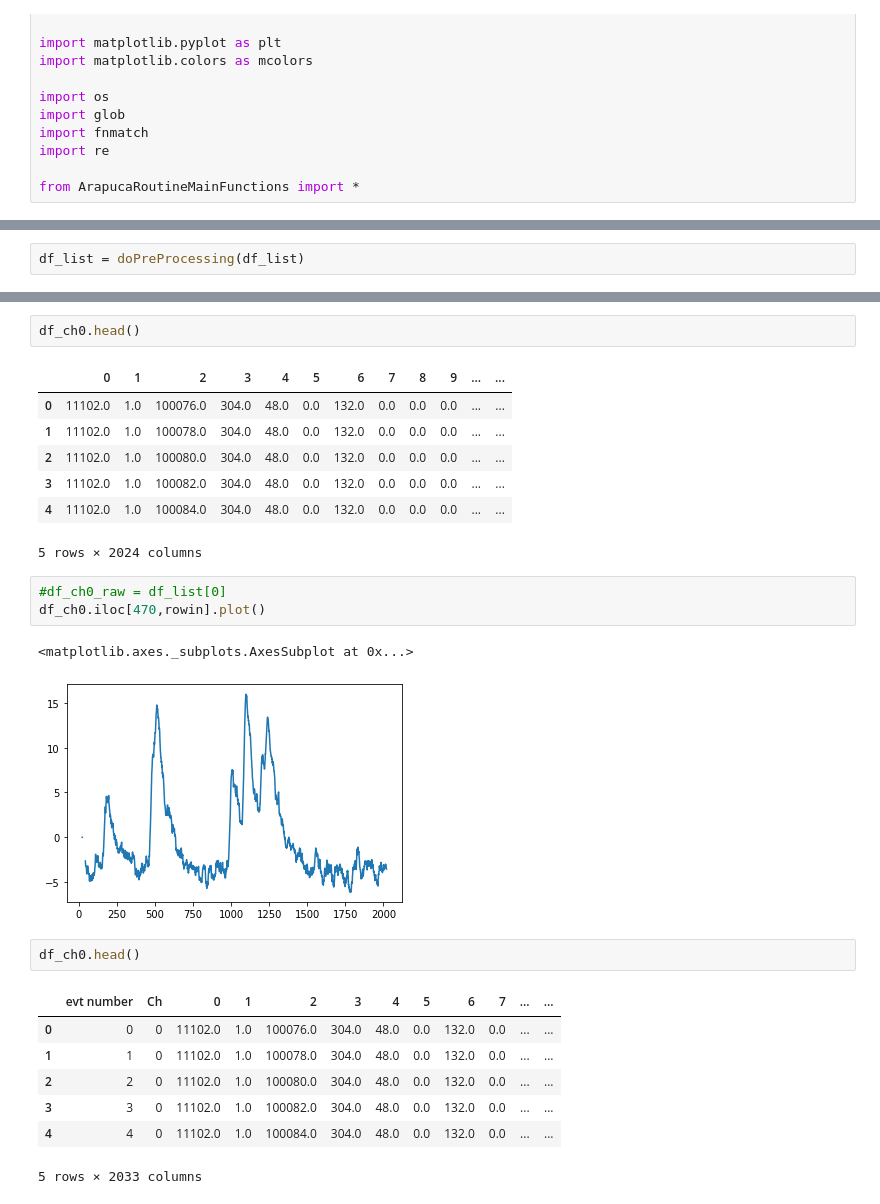
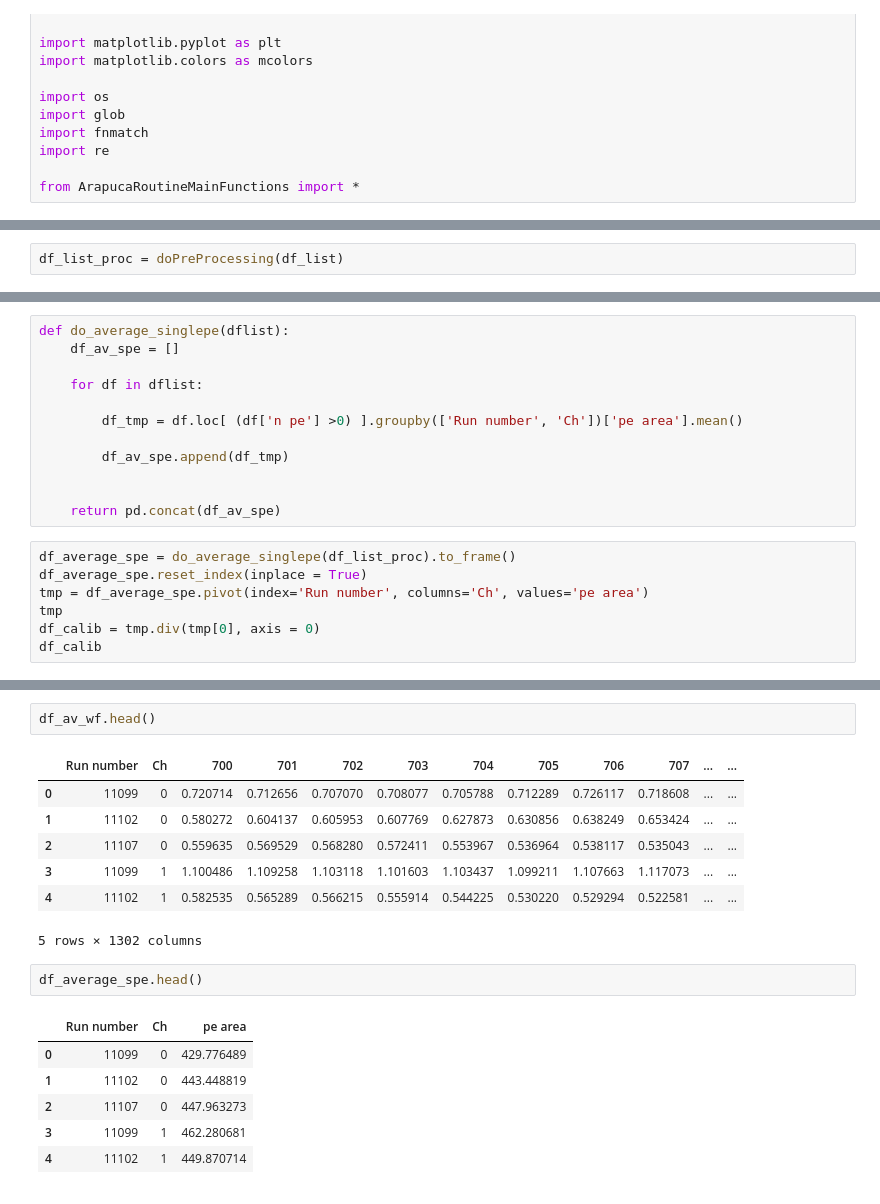
Before and after one commit to stbordoni/Arapuca, a Jupyter notebook: RoutineArapucaDraft.ipynb, the cells around one changed output, grey strips where cells are left out. Cells and saved outputs as stored; diff of their text form.

```diff
--- a/RoutineArapucaDraft.ipynb
+++ b/RoutineArapucaDraft.ipynb
@@ -41,5 +134,5 @@ loading files for channel  1
 # %%
-df_list = doPreProcessing(df_list)
+df_list_proc = doPreProcessing(df_list)
 # %% [output]
 preparing dataframe for channel :  1
 preparing dataframe for channel :  2
@@ -49,0 +189,19 @@ df_ch0 = df_list[0]
+# %%
+def do_average_singlepe(dflist):
+    df_av_spe = []
+
+    for df in dflist:
+
+        df_tmp = df.loc[ (df['n pe'] >0) ].groupby(['Run number', 'Ch'])['pe area'].mean()
+
+        df_av_spe.append(df_tmp)
+
+
+    return pd.concat(df_av_spe)
+# %%
+df_average_spe = do_average_singlepe(df_list_proc).to_frame()
+df_average_spe.reset_index(inplace = True)
+tmp = df_average_spe.pivot(index='Run number', columns='Ch', values='pe area')
+tmp
+df_calib = tmp.div(tmp[0], axis = 0)
+df_calib
@@ -50,26 +224,19 @@ df_ch0 = df_list[0]
 # %%
-df_ch0.head()
+df_av_wf.head()
 # %% [output]
-|  | 0 | 1 | 2 | 3 | 4 | 5 | 6 | 7 | 8 | 9 | ... | ... |
-| 0 | 11102.0 | 1.0 | 100076.0 | 304.0 | 48.0 | 0.0 | 132.0 | 0.0 | 0.0 | 0.0 | ... | ... |
-| 1 | 11102.0 | 1.0 | 100078.0 | 304.0 | 48.0 | 0.0 | 132.0 | 0.0 | 0.0 | 0.0 | ... | ... |
-| 2 | 11102.0 | 1.0 | 100080.0 | 304.0 | 48.0 | 0.0 | 132.0 | 0.0 | 0.0 | 0.0 | ... | ... |
-| 3 | 11102.0 | 1.0 | 100082.0 | 304.0 | 48.0 | 0.0 | 132.0 | 0.0 | 0.0 | 0.0 | ... | ... |
-| 4 | 11102.0 | 1.0 | 100084.0 | 304.0 | 48.0 | 0.0 | 132.0 | 0.0 | 0.0 | 0.0 | ... | ... |
+|  | Run number | Ch | 700 | 701 | 702 | 703 | 704 | 705 | 706 | 707 | ... | ... |
+| 0 | 11099 | 0 | 0.720714 | 0.712656 | 0.707070 | 0.708077 | 0.705788 | 0.712289 | 0.726117 | 0.718608 | ... | ... |
+| 1 | 11102 | 0 | 0.580272 | 0.604137 | 0.605953 | 0.607769 | 0.627873 | 0.630856 | 0.638249 | 0.653424 | ... | ... |
+| 2 | 11107 | 0 | 0.559635 | 0.569529 | 0.568280 | 0.572411 | 0.553967 | 0.536964 | 0.538117 | 0.535043 | ... | ... |
+| 3 | 11099 | 1 | 1.100486 | 1.109258 | 1.103118 | 1.101603 | 1.103437 | 1.099211 | 1.107663 | 1.117073 | ... | ... |
+| 4 | 11102 | 1 | 0.582535 | 0.565289 | 0.566215 | 0.555914 | 0.544225 | 0.530220 | 0.529294 | 0.522581 | ... | ... |
-5 rows × 2024 columns
+5 rows × 1302 columns
-# %%
-#df_ch0_raw = df_list[0]
-df_ch0.iloc[470,rowin].plot()
-# %% [output]
-<matplotlib.axes._subplots.AxesSubplot at 0x...>
-[figure, removed]
 # %%
-df_ch0.head()
+df_average_spe.head()
 # %% [output]
-|  | evt number | Ch | 0 | 1 | 2 | 3 | 4 | 5 | 6 | 7 | ... | ... |
-| 0 | 0 | 0 | 11102.0 | 1.0 | 100076.0 | 304.0 | 48.0 | 0.0 | 132.0 | 0.0 | ... | ... |
-| 1 | 1 | 0 | 11102.0 | 1.0 | 100078.0 | 304.0 | 48.0 | 0.0 | 132.0 | 0.0 | ... | ... |
-| 2 | 2 | 0 | 11102.0 | 1.0 | 100080.0 | 304.0 | 48.0 | 0.0 | 132.0 | 0.0 | ... | ... |
-| 3 | 3 | 0 | 11102.0 | 1.0 | 100082.0 | 304.0 | 48.0 | 0.0 | 132.0 | 0.0 | ... | ... |
-| 4 | 4 | 0 | 11102.0 | 1.0 | 100084.0 | 304.0 | 48.0 | 0.0 | 132.0 | 0.0 | ... | ... |
+|  | Run number | Ch | pe area |
+| 0 | 11099 | 0 | 429.776489 |
+| 1 | 11102 | 0 | 443.448819 |
+| 2 | 11107 | 0 | 447.963273 |
+| 3 | 11099 | 1 | 462.280681 |
+| 4 | 11102 | 1 | 449.870714 |
-5 rows × 2033 columns
```
Also changed, not shown: parts of 27 cells of this notebook, 4 other files.
